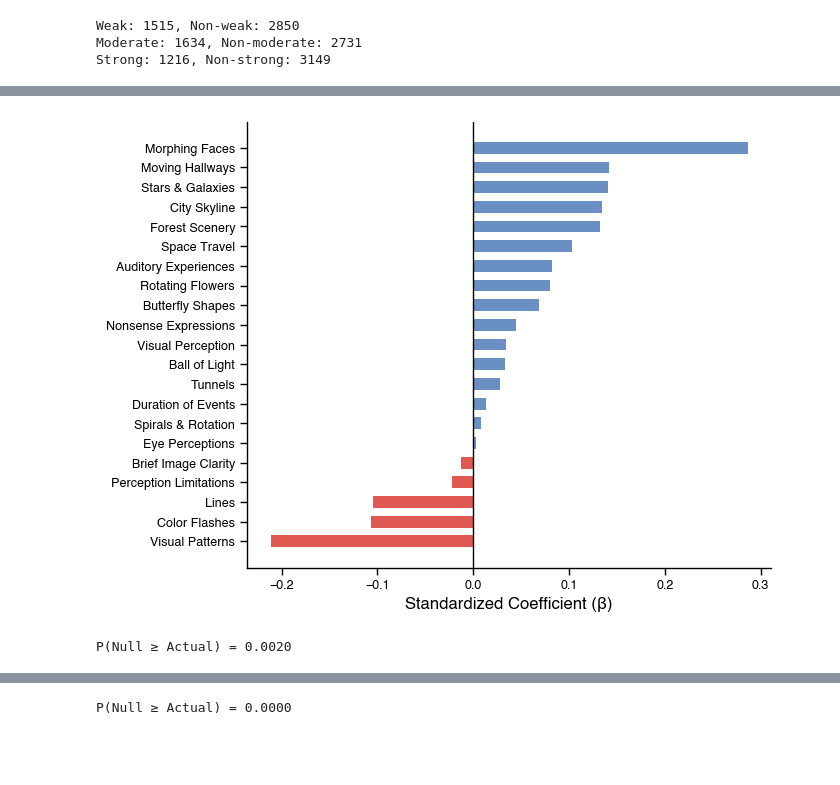
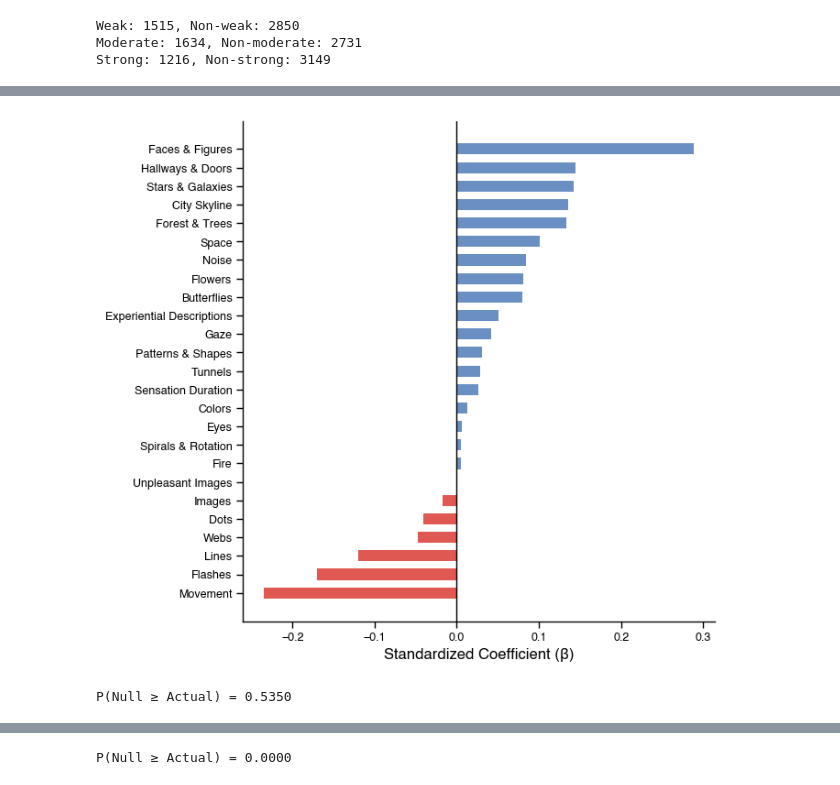
Before and after one commit to anachkhaidze/ganzflickerNLPalooza_paper, a Jupyter notebook: topic_modeling/topic_lasso_modeling_plots_paper.ipynb, the cells around one changed output, grey strips where cells are left out. Cells and saved outputs as stored; diff of their text form; code cells hidden in the pictures; blank space fills up the shorter version.

```diff
--- a/topic_modeling/topic_lasso_modeling_plots_paper.ipynb
+++ b/topic_modeling/topic_lasso_modeling_plots_paper.ipynb
@@ -16,6 +16,6 @@ from sklearn.metrics import accuracy_score, confusion_matrix, classification_rep
 from sklearn.metrics import roc_curve, auc, RocCurveDisplay, mean_squared_error
 # %%
-df = pd.read_csv('../data/topic_probabilities_max.csv')
+df = pd.read_csv('../data/topic_probabilities_max_updated.csv')
 # %%
 unique_values = df['vividness_bin'].unique()
 print(unique_values)
@@ -85,12 +86,11 @@ df['vividness_bin'] = df['vividness_bin'].replace({
 df['vividness_bin_bicat'] = np.where(df['visual_vividness'].isin([0, 1, 2, 3]), 'aphantasia', 'imagery')
 # %%
 predictors = [
-    'visual_patterns', 'color_flashes', 'morphing_faces', 'geometric_shapes', 'stars_galaxies',
-    'unpleasant_experience', 'lines', 'spirals_and_rotation', 'spider_web_patterns', 'tunnels',
-    'fractals', 'auditory_experiences', 'forest_scenery', 'visual_perception', 'ball_of_light',
-    'event_duration', 'perception_limitations', 'city_skyline', 'ocean_at_night', 'nonsense_expressions',
-    'rotating_flowers', 'butterfly_shapes', 'space_travel', 'moving_hallways', 'eye_perceptions',
-    'indifference', 'brief_image_clarity'
+    'movement', 'colors', 'patterns_shapes', 'flashes', 'unpleasant_images', 'lines',
+    'gaze', 'faces_figures', 'spirals', 'stars', 'tunnels', 'dots',
+    'sensation_duration_descriptions', 'fractals', 'images', 'noise', 'forest_trees',
+    'water', 'space', 'webs', 'eyes', 'city_skyline', 'nothing_absence_of_hallucinations',
+    'hallways_doors', 'fire', 'flowers', 'butterflies', 'experiential_descriptions'
 ]
 # %%
 # ------------------------------------------------------------
@@ -790,35 +1023,36 @@ plt.rcParams['font.family'] = 'Helvetica'
 coefs = pd.Series(lasso_cv.coef_, index=X.columns)
 nonzero_coefs = coefs[coefs != 0].sort_values(ascending=False)
 
-# Apply label mapping for better readability
+# Apply label mapping
 label_mapping = {
-    "city_skyline": "City Skyline",
-    "unpleasant_experience": "Unpleasant Experience",
-    "morphing_faces": "Morphing Faces",
-    "stars_galaxies": "Stars & Galaxies",
-    "tunnels": "Tunnels",
-    "moving_hallways": "Moving Hallways",
-    "butterfly_shapes": "Butterfly Shapes",
-    "auditory_experiences": "Auditory Experiences",
-    "space_travel": "Space Travel",
-    "indifference": "Indifference",
-    "rotating_flowers": "Rotating Flowers",
-    "spirals_and_rotation": "Spirals & Rotation",
-    "geometric_shapes": "Geometric Shapes",
-    "forest_scenery": "Forest Scenery",
-    "spider_web_patterns": "Spider Web Patterns",
-    "ocean_at_night": "Ocean at Night",
-    "fractals": "Fractals",
-    "perception_limitations": "Perception Limitations",
-    "lines": "Lines",
-    "color_flashes": "Color Flashes",
-    "visual_patterns": "Visual Patterns",
-    "visual_perception": "Visual Perception",
-    "ball_of_light": "Ball of Light",
-    "eye_perceptions": "Eye Perceptions",
-    "brief_image_clarity": "Brief Image Clarity",
-    "nonsense_expressions": "Nonsense Expressions",
-    "event_duration": "Duration of Events"
+    "movement":               "Movement",
+    "colors":                 "Colors",
+    "patterns_shapes":        "Patterns & Shapes",
+    "flashes":                "Flashes",
+    "unpleasant_images":      "Unpleasant Images",
+    "lines":                  "Lines",
+    "gaze":                   "Gaze",
+    "faces_figures":          "Faces & Figures",
+    "spirals":                "Spirals & Rotation",
+    "stars":                  "Stars & Galaxies",
+    "tunnels":                "Tunnels",
+    "dots":                   "Dots",
+    "sensation_duration_descriptions": "Sensation Duration",
+    "fractals":               "Fractals",
+    "images":                 "Images",
+    "noise":                  "Noise",
+    "forest_trees":           "Forest & Trees",
+    "water":                  "Water",
+    "space":                  "Space",
+    "webs":                   "Webs",
+    "eyes":                   "Eyes",
+    "city_skyline":           "City Skyline",
+    "nothing_absence_of_hallucinations": "Hallucination Absence",
+    "hallways_doors":         "Hallways & Doors",
+    "fire":                   "Fire",
+    "flowers":                "Flowers",
+    "butterflies":            "Butterflies",
+    "experiential_descriptions": "Experiential Descriptions",
 }
 
 # Map the index to pretty labels
@@ -843,35 +1077,35 @@ ax.set_xlabel('Standardized Coefficient (β)', fontsize=12)
 
 # Add vertical line at x=0
 ax.axvline(x=0, color='black', linestyle='-', linewidth=1)
 
 # Clean up the plot - remove gridlines and coefficient text
 ax.spines['top'].set_visible(False)
 ax.spines['right'].set_visible(False)
 # Style tick labels
 ax.tick_params(axis='x', labelsize=9)
 ax.tick_params(axis='y', labelsize=9)
 
 # Invert y-axis to have highest coefficient at top
 ax.invert_yaxis()
 
 plt.tight_layout()
 
 # Save the plot in high resolution suitable for publication
 plt.savefig('../plots//lasso_coefficients_forest_plot.png',
            dpi=300,
            bbox_inches='tight',
            facecolor='white',
            edgecolor='none')
 
-# Optionally save as PDF for vector graphics
+# Save as PDF for vector graphics
 plt.savefig('../plots//lasso_coefficients_forest_plot.pdf',
            bbox_inches='tight',
            facecolor='white',
            edgecolor='none')
 
 plt.show()
 # %% [output]
-[figure, old version]
+[figure, new version]
 # %%
 def run_permutation_test(df, X, target_group, n_iter=1000, random_state=42):
     """
@@ -951,9 +1147,9 @@ def run_permutation_test(df, X, target_group, n_iter=1000, random_state=42):
 # %%
 null_scores_strong = run_permutation_test(df, X, 'strong', n_iter=1000)
 # %%
-actual_f1 = 0.44
+actual_f1 = 0.39
 null_scores = np.array(null_scores_strong)
 p_value = np.mean(null_scores >= actual_f1)
 print(f"P(Null ≥ Actual) = {p_value:.4f}")
 # %% [output]
-P(Null ≥ Actual) = 0.0020
+P(Null ≥ Actual) = 0.5350
```
Also changed, not shown: parts of 20 cells of this notebook.
